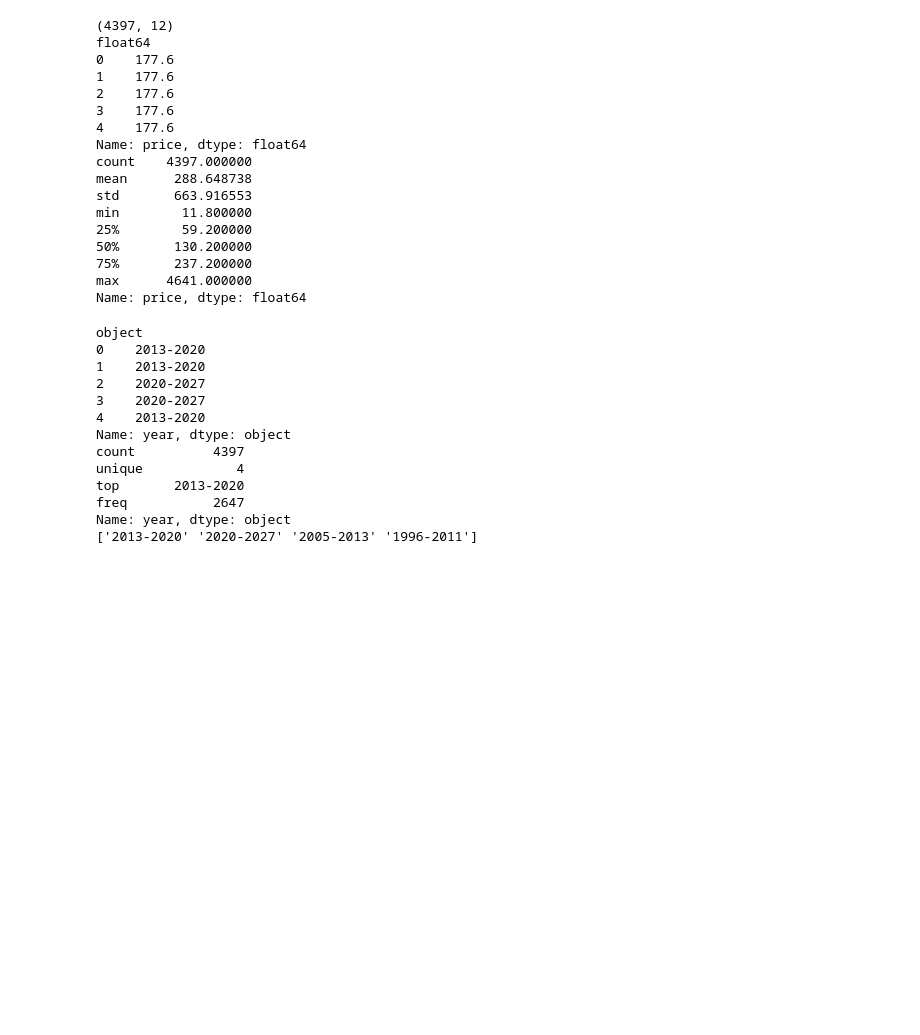
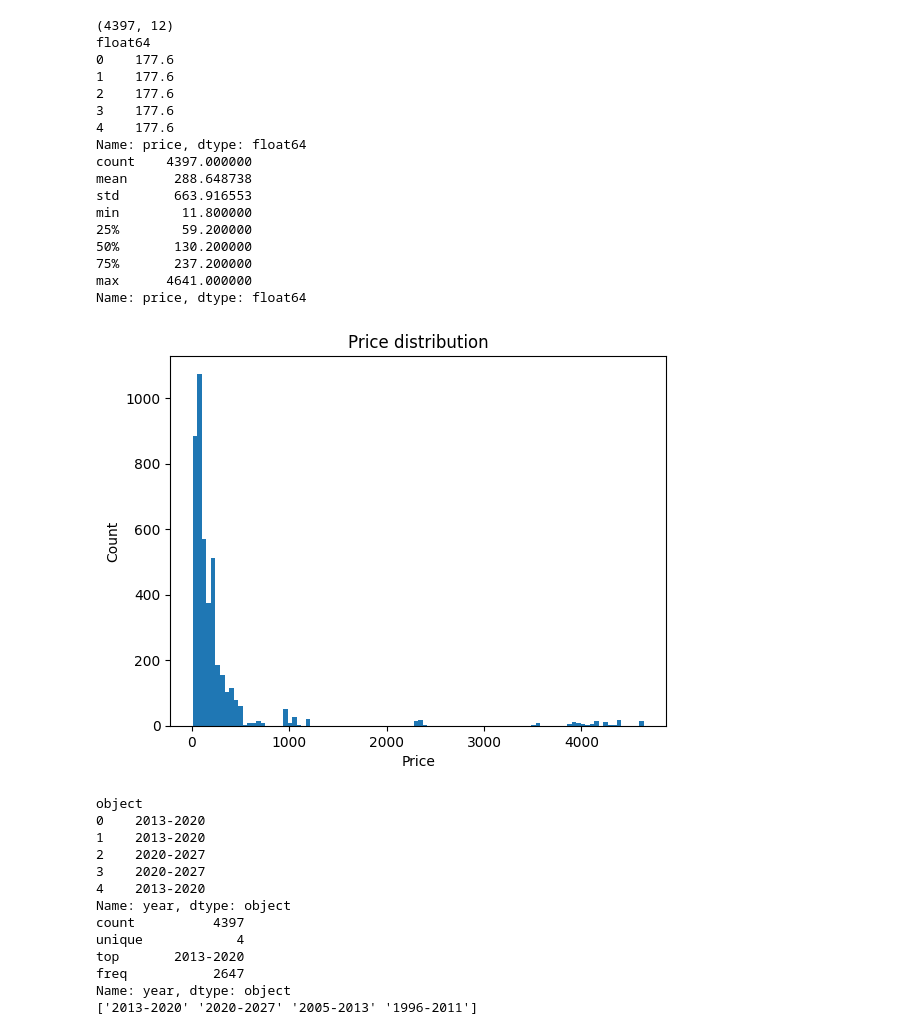
Before and after one commit to Riteshbhandarii/DPPM, a Jupyter notebook: notebooks/preprocessing/preprocessing_oktavia.ipynb, the cells around one changed output. Saved outputs shown, nothing was run; the diff lists cells and outputs as text; code cells hidden in the pictures; blank space fills up the shorter version.

Commit message:
intial preprocessing of skoda implemented

```diff
--- a/notebooks/preprocessing/preprocessing_oktavia.ipynb
+++ b/notebooks/preprocessing/preprocessing_oktavia.ipynb
@@ -54,3 +114,8 @@ min        11.800000
 75%       237.200000
 max      4641.000000
 Name: price, dtype: float64
+# %%
+# ensuring prices are valid
+df_skoda["price"] = pd.to_numeric(df_skoda["price"], errors="coerce")
+df_skoda = df_skoda[df_skoda["price"] > 0]
+df_skoda["price"].head()
@@ -80,6 +152,15 @@ min        11.800000
 75%       237.200000
 max      4641.000000
 Name: price, dtype: float64
+# %%
+# price distribution check
+plt.hist(df_skoda["price"], bins=100)
+plt.xlabel("Price")
+plt.ylabel("Count")
+plt.title("Price distribution")
+plt.show()
+# %% [output]
+[figure, added]
 # %%
 # year analysis
 print(df_skoda['year'].dtype)
```
Also changed, not shown: parts of 12 cells of this notebook, 1 other file.
